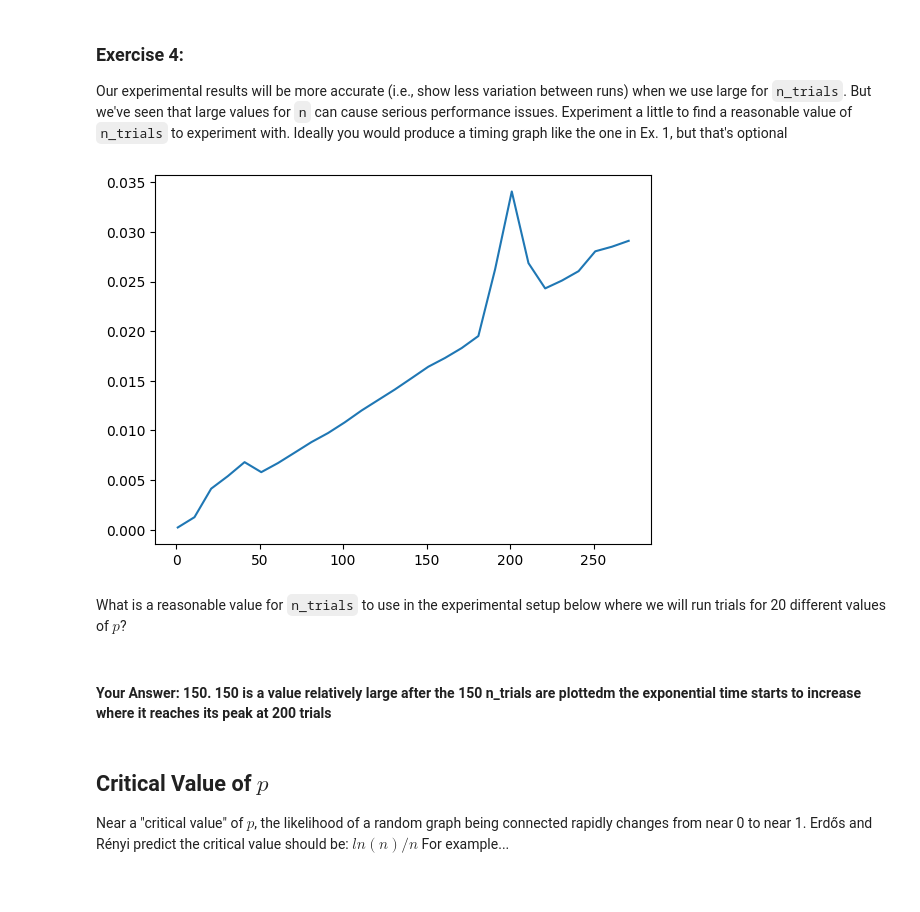
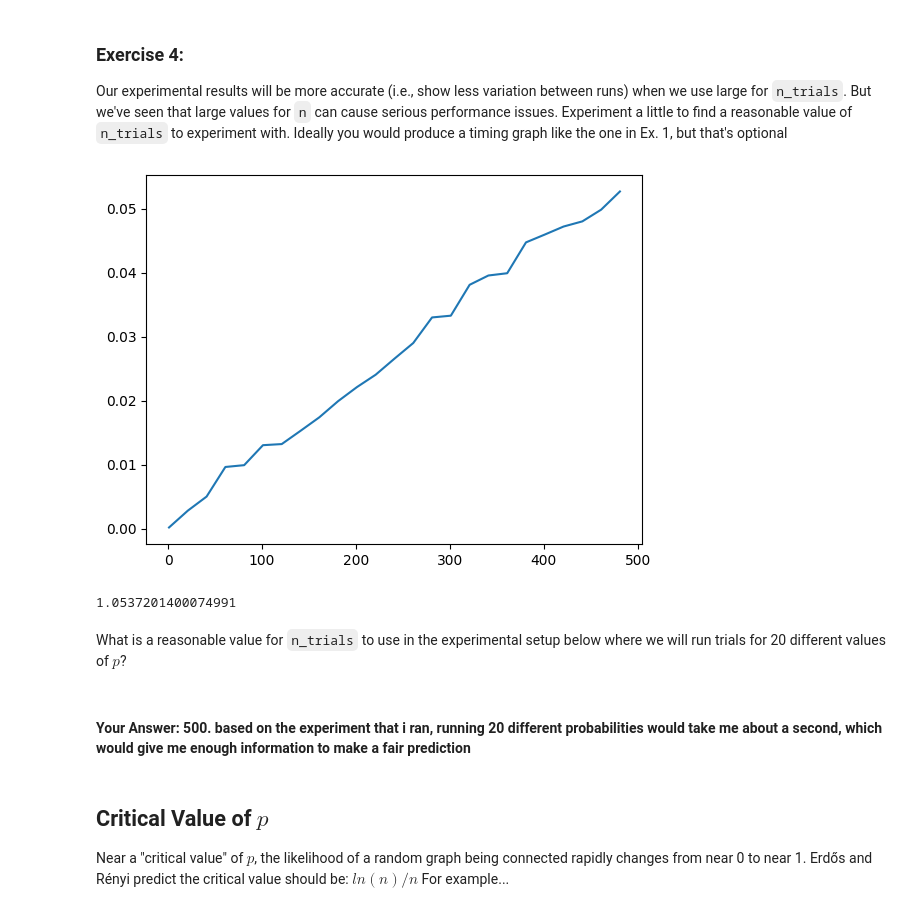
Before and after one commit to santiagosanchez15/cap-comp215, a Jupyter notebook: labs/lab04-graphs.ipynb, the cells around one changed output. Saved outputs shown, nothing was run; the diff lists cells and outputs as text; code cells hidden in the pictures.

Commit message:
commit correction last exercises 4 and 5

```diff
--- a/labs/lab04-graphs.ipynb
+++ b/labs/lab04-graphs.ipynb
@@ -194,28 +194,32 @@ Experiment a little to find a reasonable value of `n_trials` to experiment with.
 # %%
 # Ex. 4 timing experiments
 
 n = 20 # number of nodes
-
+n_trials = 501
 #List accucmulators
 n_size_trial = []
 proportion_list = []
 
 p = 0.25 #fixed p value for how much the nodes are connected
-n_possible_trials = list(range(1, 276, 10))
+p_times = [random.random() for i in range(20)] #list of 20 probabilities between 0 and not including 1
+n_possible_trials = list(range(1, n_trials, 20))
 
 for n_trial in n_possible_trials: #iterate through every value, se which on is the one with the lowest runtime
-
   n_size_trial.append(n_trial)
   proportion_list.append(timeit(lambda: proportion_connected(n, p, n_trial), number=1))
 
 plt.plot(n_size_trial, proportion_list)
 plt.show()
+
+time = 20 * n_trials * (proportion_list[-1]/n_trials) # number of different probabilities times the n_trials (looking for) * time of a single operation (last one)
+time
 # %% [output]
-[figure, old version]
+[figure, new version]
+1.0537201400074991
 # %% [markdown]
 What is a reasonable value for `n_trials` to use in the experimental setup below where we will run trials for 20 different values of $p$?
-# %% [markdown]
-#### Your Answer: 150. 150 is a value relatively large after the 150 n_trials are plottedm the exponential time starts to increase where it reaches its peak at 200 trials
+# %% [markdown]
+#### Your Answer: 500. based on the experiment that i ran, running 20 different probabilities would take me about a second, which would give me enough information to make a fair prediction
 # %% [markdown]
 ## Critical Value of $p$
 
```
Also changed, not shown: parts of 5 cells of this notebook.
